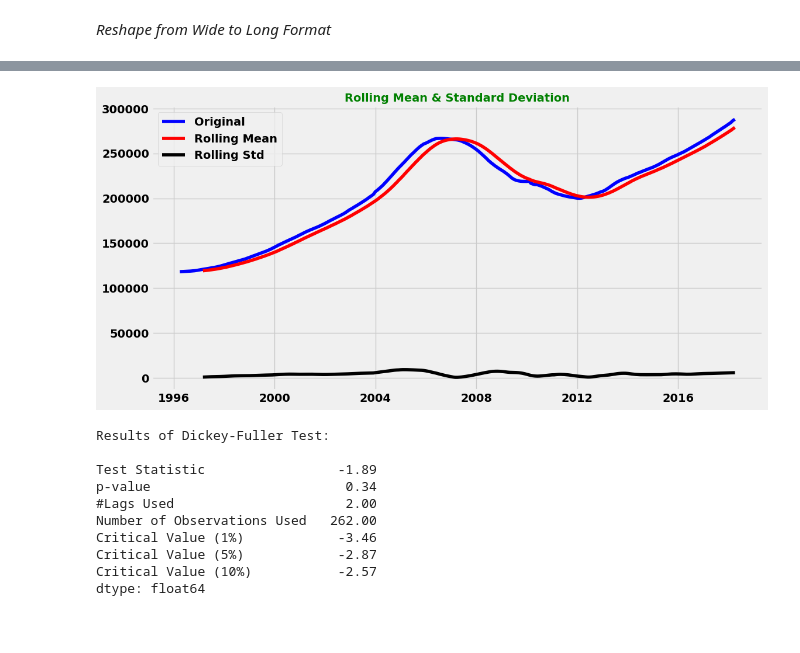
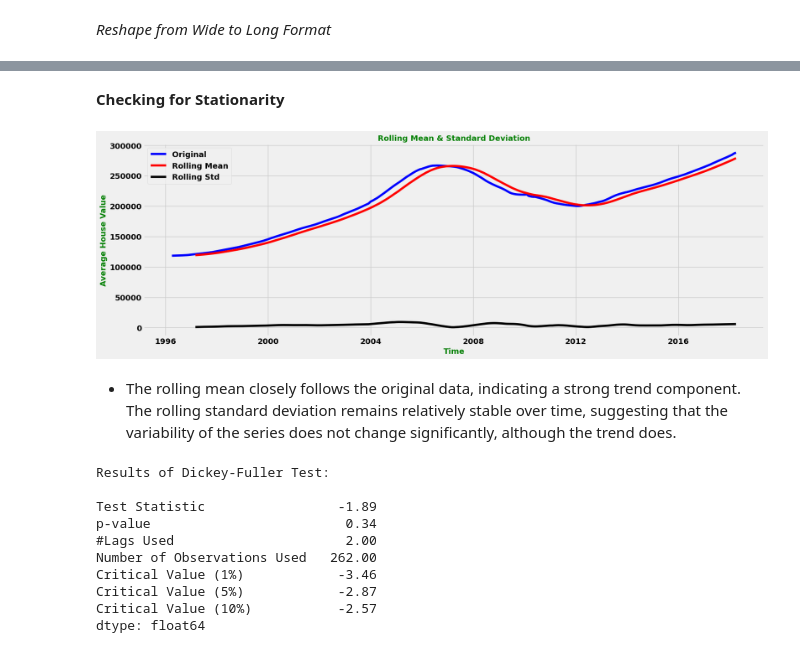
Before and after one commit to KennedyOwinoJnr/Time-Series-Analysis-Housing-Value, a Jupyter notebook: notebook.ipynb, the cells around one changed output, grey strips where cells are left out. Drawn from its saved outputs; the diff is of its cells as text; code cells hidden in the pictures; blank space fills up the shorter version.

```diff
--- a/notebook.ipynb
+++ b/notebook.ipynb
@@ -356,19 +374,25 @@ df.plot(figsize=(12,6), linewidth=2, fontsize=10);
+# %% [markdown]
+**Checking for Stationarity**
 # %%
 # Determine rolling statistics
 roll_mean = df.rolling(window=12, center=False).mean()
 roll_std = df.rolling(window=12, center=False).std()
 # %%
 # Plot rolling statistics
-fig = plt.figure(figsize=(12,6))
+fig = plt.figure(figsize=(18,6))
 plt.plot(df, color='blue',label='Original')
 plt.plot(roll_mean, color='red', label='Rolling Mean')
 plt.plot(roll_std, color='black', label = 'Rolling Std')
 plt.legend(loc='best')
+plt.xlabel('Time', color= 'Green', weight = 'bold', size= 14, fontname='sans-serif')
+plt.ylabel('Average House Value', color= 'Green', weight = 'bold', size= 14, fontname='sans-serif')
 plt.title('Rolling Mean & Standard Deviation', color= 'Green', weight = 'bold',
                         size= 14, fontname='sans-serif')
 plt.show()
 # %% [output]
-[figure, old version]
+[figure, new version]
+# %% [markdown]
+- The rolling mean closely follows the original data, indicating a strong trend component. The rolling standard deviation remains relatively stable over time, suggesting that the variability of the series does not change significantly, although the trend does.
 # %%
 # Perform Dickey-Fuller test:
 print ('Results of Dickey-Fuller Test: \n')
```
Also changed, not shown: parts of 15 cells of this notebook.
